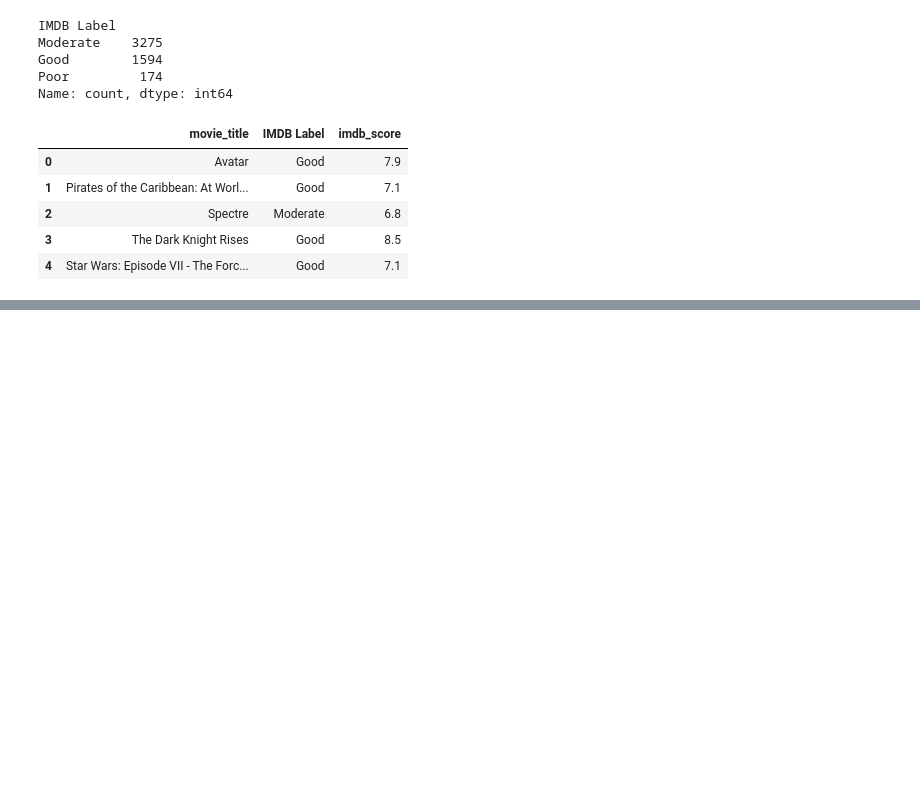
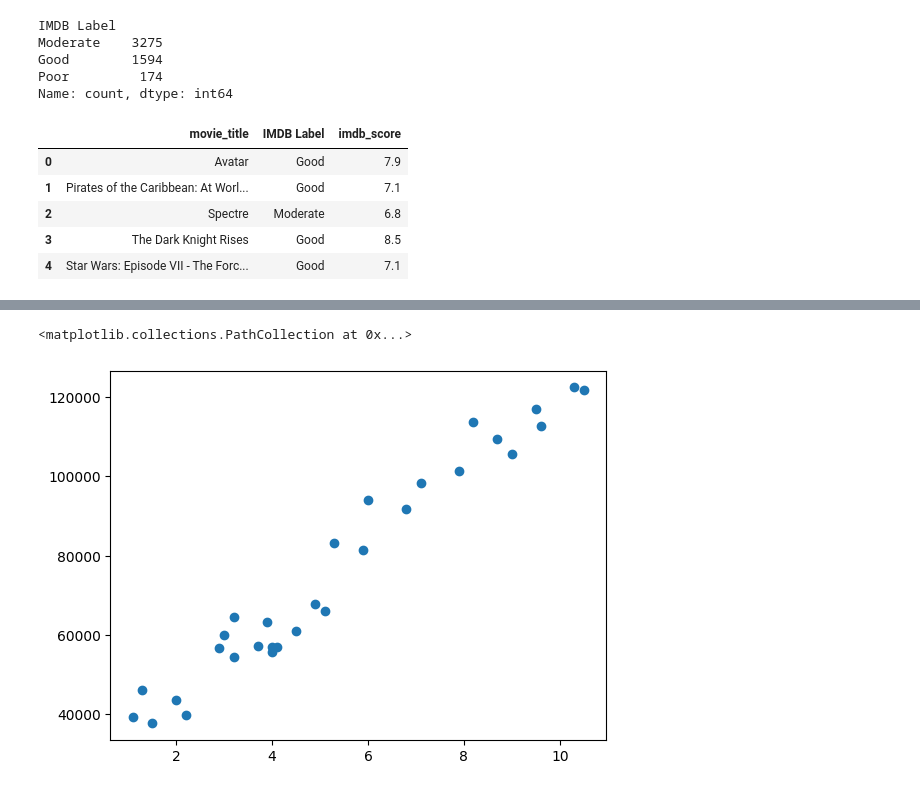
Before and after one commit to divzzrk/ML, a Jupyter notebook: AppliedDataScience/visualisation3.ipynb, the cells around one changed output, grey strips where cells are left out. Cells and saved outputs as stored; diff of their text form; code cells hidden in the pictures; blank space fills up the shorter version.

```diff
--- a/AppliedDataScience/visualisation3.ipynb
+++ b/AppliedDataScience/visualisation3.ipynb
@@ -345,0 +379,2 @@ movies_df[['movie_title', 'IMDB Label', 'imdb_score']].head()
+# %%
+salary_df = pd.read_csv("Datasets/Salary_Data.csv")
@@ -345,0 +393,5 @@ movies_df[['movie_title', 'IMDB Label', 'imdb_score']].head()
+# %%
+plt.scatter(salary_df['YearsExperience'], salary_df['Salary'])
+# %% [output]
+<matplotlib.collections.PathCollection at 0x...>
+[figure, added]
```
Also changed, not shown: parts of 18 cells of this notebook.
